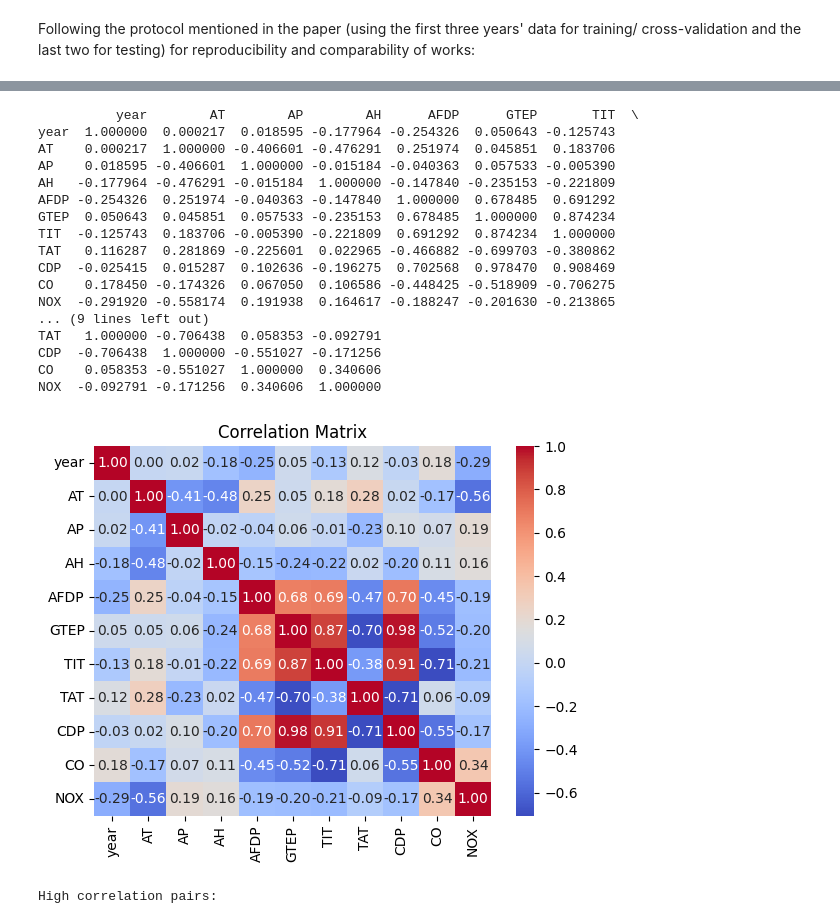
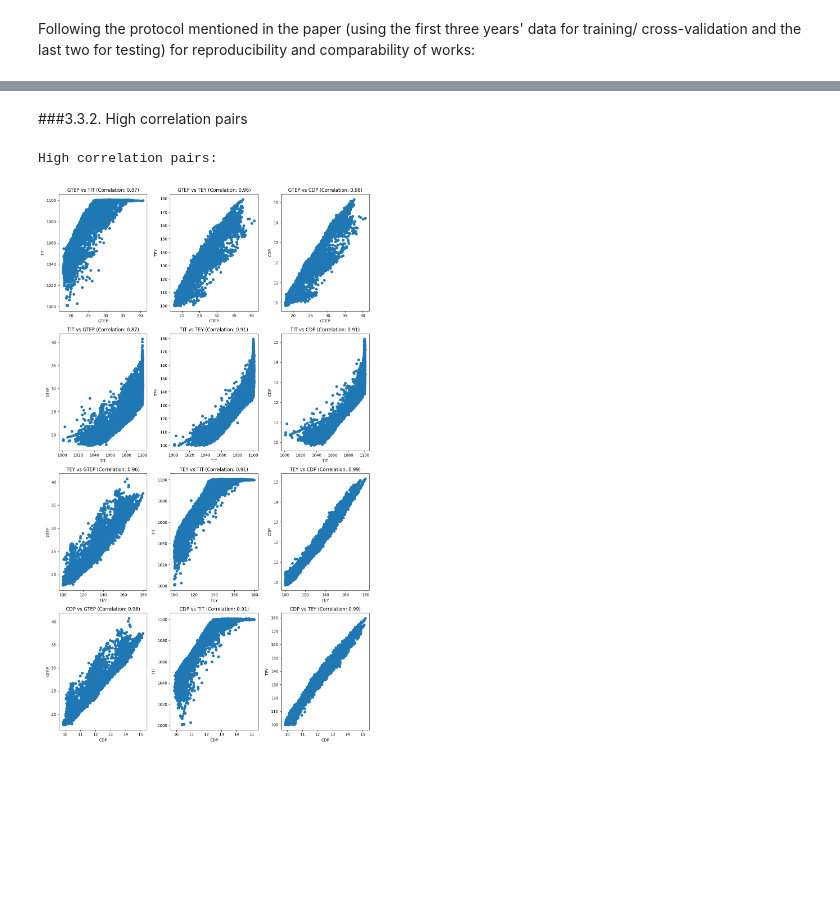
Before and after one commit to dmjLN1026/Pr-dction-TEY, a Jupyter notebook: Prédiction_TEY.ipynb, the cells around one changed output, grey strips where cells are left out. Drawn from its saved outputs; the diff is of its cells as text; code cells hidden in the pictures; blank space fills up the shorter version.

```diff
--- a/Prédiction_TEY.ipynb
+++ b/Prédiction_TEY.ipynb
@@ -75,10 +100,9 @@ print(gas_turbine_co_and_nox_emission_data_set.variables)
 # %% [markdown]
 ##2.2. Using simply pandas
 # %%
-emission_data = pd.read_csv('https://archive.ics.uci.edu/static/public/551/data.csv')
+df = pd.read_csv('https://archive.ics.uci.edu/static/public/551/data.csv')
 
-data, target = emission_data.drop(columns='TEY'), emission_data['TEY'] # divide de data to define the target column TEY
-
+data_exp = df.copy().drop('year', axis=1)
 #time1=0.00010061264038085938 + 1.6870999336242676 with fetch
 #time2=0.0017719268798828125 + 0.6281914710998535 with pandas only
 # %% [markdown]
@@ -178,0 +236,4 @@ train_set, test_set = train_test_split(data, test_size=0.2, random_state=42)
+# %%
+# Correlation Matrix
+corr_matrix = data_exp.corr()
+corr_matrix
@@ -179,60 +260,38 @@ train_set, test_set = train_test_split(data, test_size=0.2, random_state=42)
+# %% [markdown]
+###3.3.2. High correlation pairs
 # %%
-# Calculate correlation matrix
-corr_matrix = data.corr()
-print(corr_matrix)
-
-sns.heatmap(corr_matrix, annot=True, cmap='coolwarm', fmt='.2f')
-plt.title('Correlation Matrix')
-plt.show()
-
-# Filter pairs of columns with correlation higher than  0.7
-correlation_matrix = corr_matrix.abs()
-
-high_corr_pairs = [
-    (column1, column2)
-    for column1 in correlation_matrix.columns
-    for column2 in correlation_matrix.columns
-    if column1 != column2 and correlation_matrix.loc[column1, column2] > 0.7
-]
-
 # Plot high correlation pairs
 print("High correlation pairs:")
+
+# Define high_corr_pairs based on the correlation matrix
+high_corr_pairs = []
+for col1 in corr_matrix.columns:
+    for col2 in corr_matrix.columns:
+        if col1 != col2 and abs(corr_matrix.loc[col1, col2]) > 0.85:
+            high_corr_pairs.append((col1, col2))
+
+
 n_pairs = len(high_corr_pairs)
 n_cols = 3
 n_rows = math.ceil(n_pairs / n_cols)
 
 fig, axes = plt.subplots(n_rows, n_cols, figsize=(12, 5 * n_rows))
 
 axes = axes.flatten()
 
 for i, (col1, col2) in enumerate(high_corr_pairs):
-    axes[i].scatter(data[col1], data[col2])
+    axes[i].scatter(df[col1], df[col2])
     axes[i].set_xlabel(col1)
     axes[i].set_ylabel(col2)
-    axes[i].set_title(f'{col1} vs {col2} (Correlation: {correlation_matrix.loc[col1, col2]:.2f})')
+    axes[i].set_title(f'{col1} vs {col2} (Correlation: {corr_matrix.loc[col1, col2]:.2f})')
 
+
+# Hide unused subplots
 for j in range(i + 1, len(axes)):
     axes[j].set_visible(False)
 
 plt.tight_layout()
 plt.show()
 # %% [output]
-          year        AT        AP        AH      AFDP      GTEP       TIT  \
-year  1.000000  0.000217  0.018595 -0.177964 -0.254326  0.050643 -0.125743
-AT    0.000217  1.000000 -0.406601 -0.476291  0.251974  0.045851  0.183706
-AP    0.018595 -0.406601  1.000000 -0.015184 -0.040363  0.057533 -0.005390
-AH   -0.177964 -0.476291 -0.015184  1.000000 -0.147840 -0.235153 -0.221809
-AFDP -0.254326  0.251974 -0.040363 -0.147840  1.000000  0.678485  0.691292
-GTEP  0.050643  0.045851  0.057533 -0.235153  0.678485  1.000000  0.874234
-TIT  -0.125743  0.183706 -0.005390 -0.221809  0.691292  0.874234  1.000000
-TAT   0.116287  0.281869 -0.225601  0.022965 -0.466882 -0.699703 -0.380862
-CDP  -0.025415  0.015287  0.102636 -0.196275  0.702568  0.978470  0.908469
-CO    0.178450 -0.174326  0.067050  0.106586 -0.448425 -0.518909 -0.706275
-NOX  -0.291920 -0.558174  0.191938  0.164617 -0.188247 -0.201630 -0.213865
-... (9 lines left out)
-TAT   1.000000 -0.706438  0.058353 -0.092791
-CDP  -0.706438  1.000000 -0.551027 -0.171256
-CO    0.058353 -0.551027  1.000000  0.340606
-NOX  -0.092791 -0.171256  0.340606  1.000000
+High correlation pairs:
-[figure, old version]
+[figure, new version]
-High correlation pairs:
```
Also changed, not shown: parts of 86 cells of this notebook.
